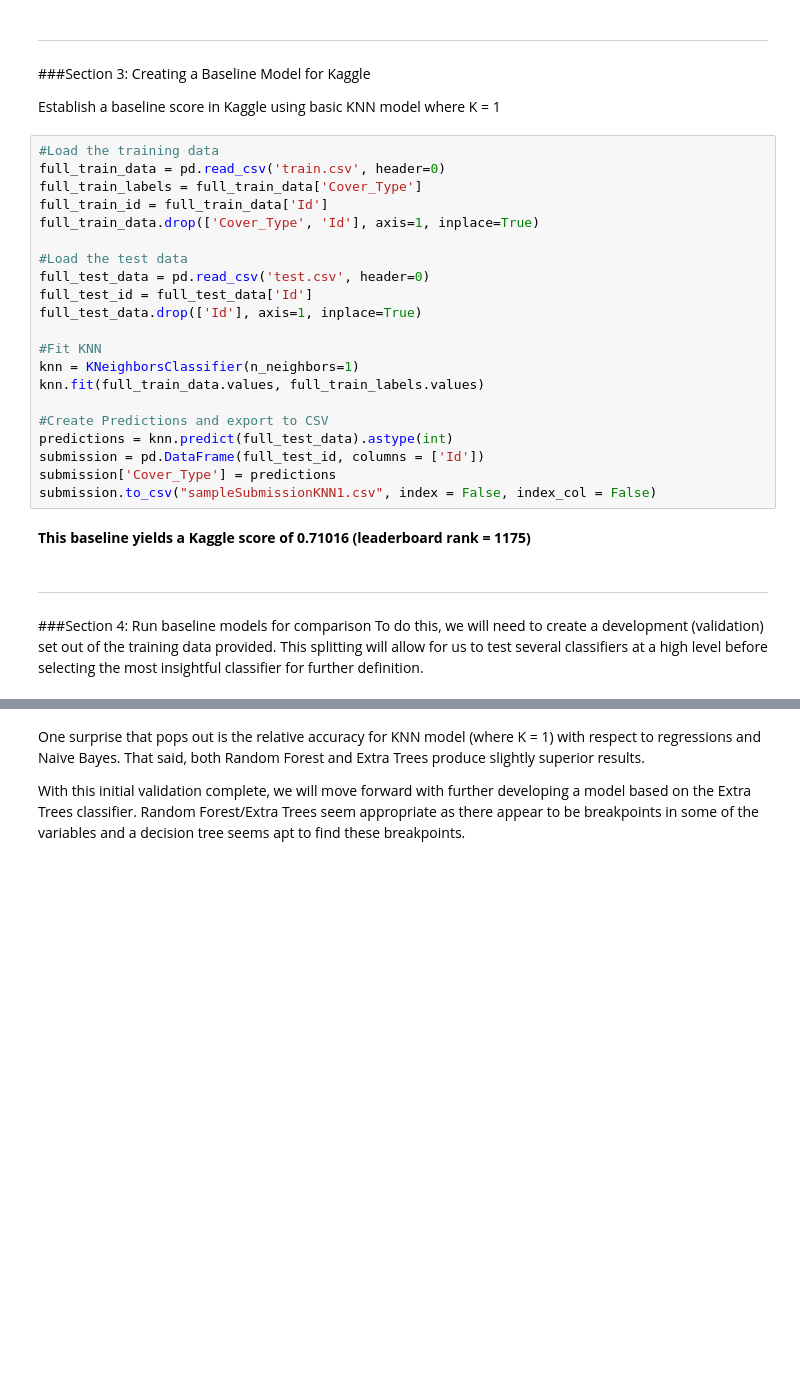
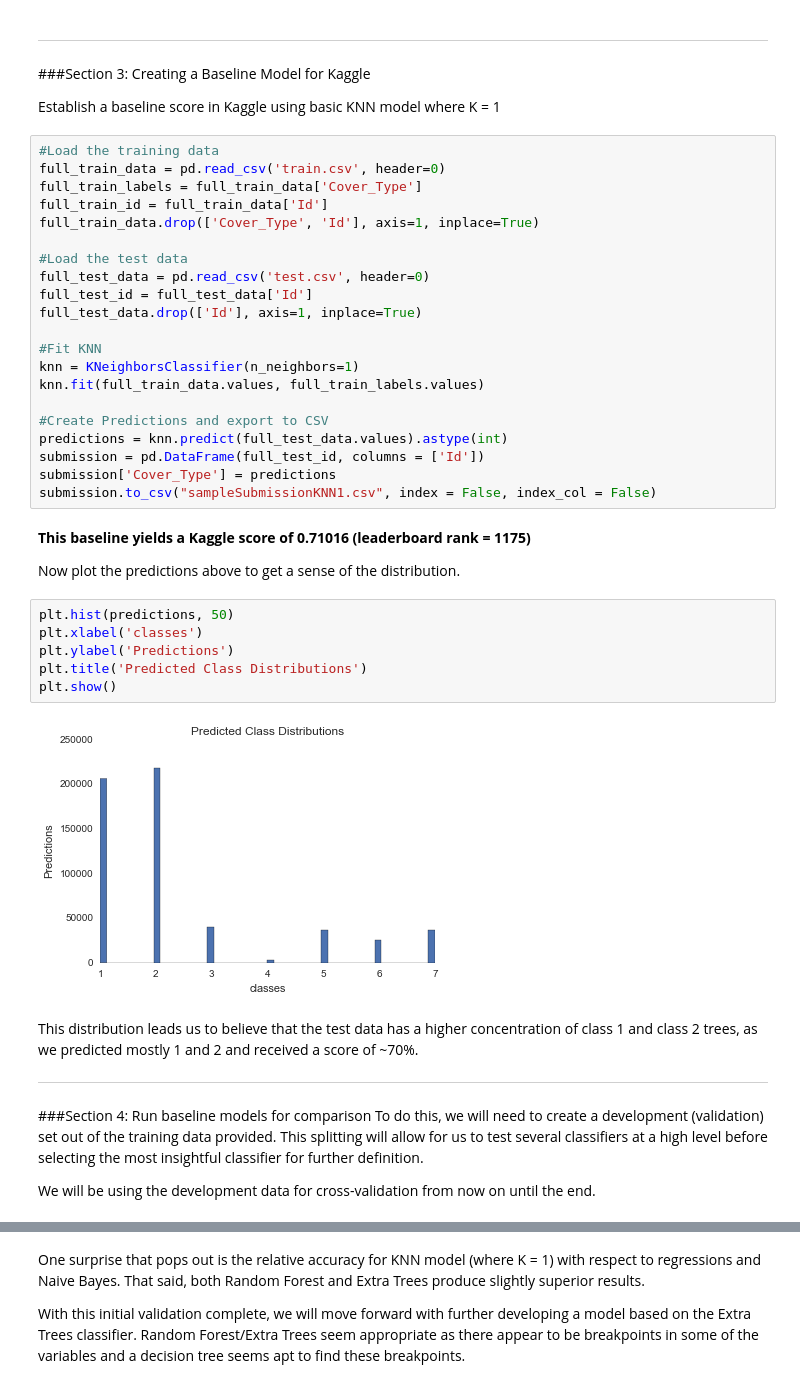
Before and after one commit to nathanieljblack/W207_Project, a Jupyter notebook: W207_Final_Consolidated_V2.ipynb, the cells around one changed output, grey strips where cells are left out. Cells and saved outputs as stored; diff of their text form; blank space fills up the shorter version.

```diff
--- a/W207_Final_Consolidated_V2.ipynb
+++ b/W207_Final_Consolidated_V2.ipynb
@@ -287,16 +288,30 @@ knn = KNeighborsClassifier(n_neighbors=1)
 knn.fit(full_train_data.values, full_train_labels.values)
 
 #Create Predictions and export to CSV
-predictions = knn.predict(full_test_data).astype(int)
+predictions = knn.predict(full_test_data.values).astype(int)
 submission = pd.DataFrame(full_test_id, columns = ['Id'])
 submission['Cover_Type'] = predictions
 submission.to_csv("sampleSubmissionKNN1.csv", index = False, index_col = False)
 # %% [markdown]
 <strong>This baseline yields a Kaggle score of 0.71016 (leaderboard rank = 1175)</strong>
+
+Now plot the predictions above to get a sense of the distribution.
+# %%
+plt.hist(predictions, 50)
+plt.xlabel('classes')
+plt.ylabel('Predictions')
+plt.title('Predicted Class Distributions')
+plt.show()
+# %% [output]
+[figure, added]
 # %% [markdown]
+This distribution leads us to believe that the test data has a higher concentration of class 1 and class 2 trees, as we predicted mostly 1 and 2 and received a score of ~70%.
+
 ----
 ###Section 4: Run baseline models for comparison
 To do this, we will need to create a development (validation) set out of the training data provided. This splitting will allow for us to test several classifiers at a high level before selecting the most insightful classifier for further definition.
+
+We will be using the development data for cross-validation from now on until the end.
 # %%
 #Shuffle the data
 X = full_train_data.values
```
Also changed, not shown: parts of 20 cells of this notebook.
